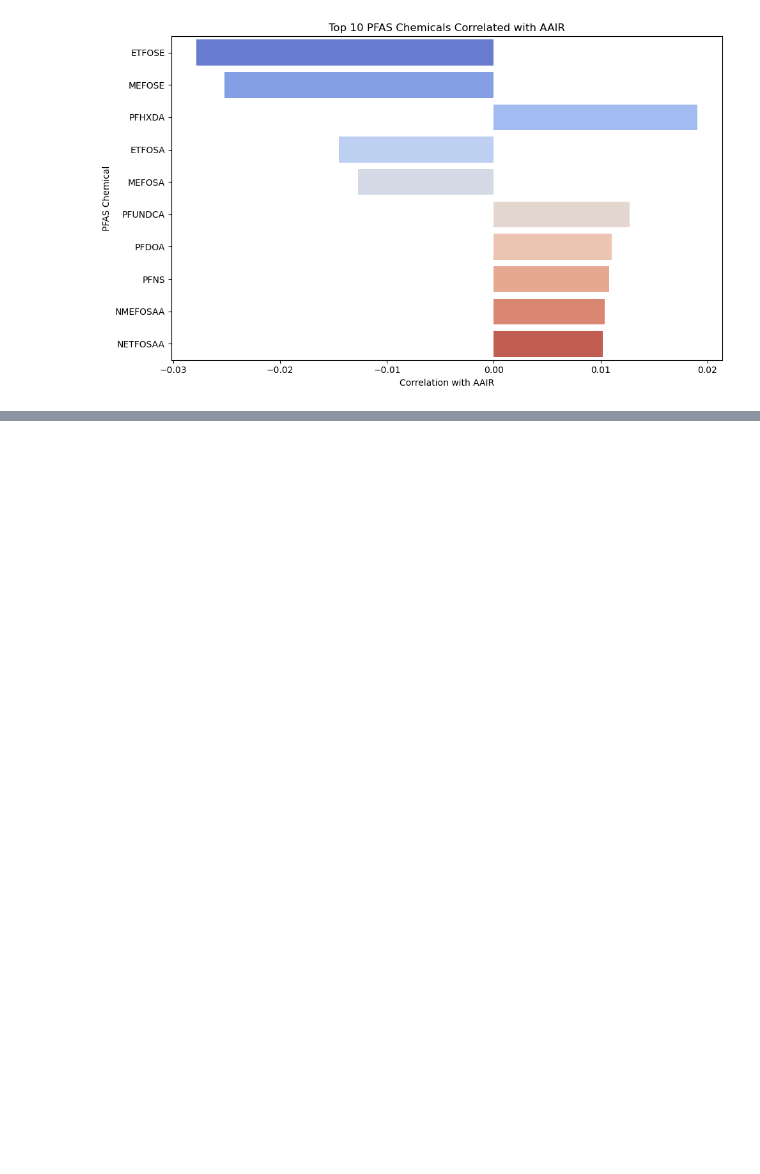
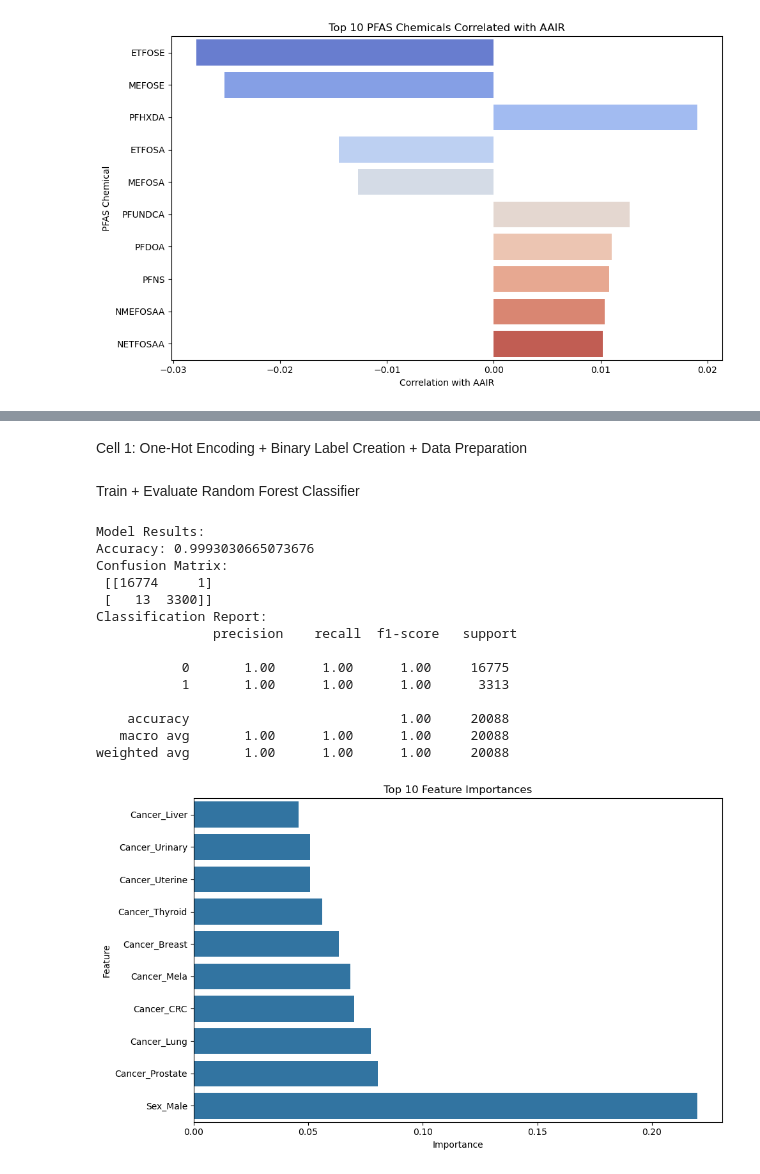
Before and after one commit to UsmanAsghar23/PFAS-Cancer, a Jupyter notebook: feature.ipynb, the cells around one changed output, grey strips where cells are left out. Cells and saved outputs as stored; diff of their text form; code cells hidden in the pictures; blank space fills up the shorter version.

```diff
--- a/feature.ipynb
+++ b/feature.ipynb
@@ -130,0 +133,67 @@ print("✅ Reduced dataset created with only top 10 chemicals and essential feat
+# %% [markdown]
+ Cell 1: One-Hot Encoding + Binary Label Creation + Data Preparation
+# %%
+from sklearn.model_selection import train_test_split
+from sklearn.preprocessing import StandardScaler
+
+# One-Hot Encode 'Sex' and 'Cancer'
+encoded_df = pd.get_dummies(reduced_df, columns=['Sex', 'Cancer'], drop_first=True)
+
+# This creates binary labels for AAIR 1 = above average 0 = below or equal
+mean_aair = encoded_df['AAIR'].mean()
+encoded_df['AAIR_Label'] = (encoded_df['AAIR'] > mean_aair).astype(int)
+
+features_to_drop = ['AAIR', 'Cancer_Incidents', 'gm_samp_collection_date', 'county']
+X = encoded_df.drop(columns=features_to_drop + ['AAIR_Label'])
+y = encoded_df['AAIR_Label']
+scale = StandardScaler()
+X_scaled = scale.fit_transform(X)
+
+X_train, X_test, y_train, y_test = train_test_split(X_scaled, y, stratify=y, test_size=0.2, random_state=50)
+# %% [markdown]
+Train + Evaluate Random Forest Classifier
+# %%
+from sklearn.ensemble import RandomForestClassifier
+from sklearn.metrics import classification_report, confusion_matrix, accuracy_score
+import matplotlib.pyplot as plt
+import seaborn as sns
+import numpy as np
+
+# This trains the  classifier
+clf = RandomForestClassifier(random_state=50)
+clf.fit(X_train, y_train)
+y_pred = clf.predict(X_test)
+
+print("Model Results:")
+print("Accuracy:", accuracy_score(y_test, y_pred))
+print("Confusion Matrix:\n", confusion_matrix(y_test, y_pred))
+print("Classification Report:\n", classification_report(y_test, y_pred))
+
+# This will plot top 10 most important features
+importances = clf.feature_importances_
+feature_names = X.columns
+top_indices = np.argsort(importances)[-10:]
+
+plt.figure(figsize=(10, 6))
+sns.barplot(x=importances[top_indices], y=np.array(feature_names)[top_indices])
+plt.title("Top 10 Feature Importances")
+plt.xlabel("Importance")
+plt.ylabel("Feature")
+plt.tight_layout()
+plt.show()
+# %% [output]
+Model Results:
+Accuracy: 0.9993030665073676
+Confusion Matrix:
+ [[16774     1]
+ [   13  3300]]
+Classification Report:
+               precision    recall  f1-score   support
+
+           0       1.00      1.00      1.00     16775
+           1       1.00      1.00      1.00      3313
+
+    accuracy                           1.00     20088
+   macro avg       1.00      1.00      1.00     20088
+weighted avg       1.00      1.00      1.00     20088
+[figure, added]
```
Also changed, not shown: parts of 1 cell of this notebook, 2 other files.
